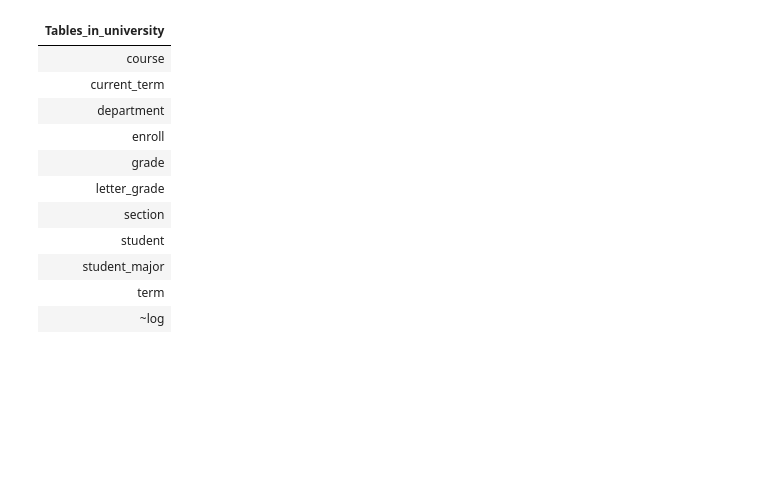
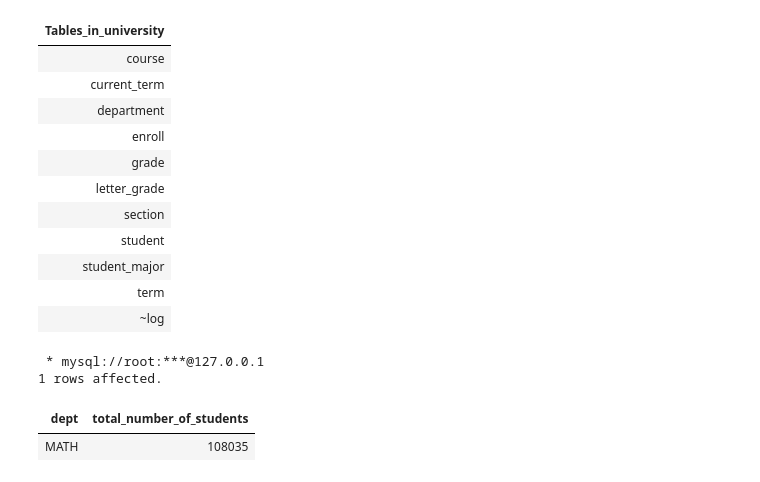
Before and after one commit to JasmineMadi/datajoint-tutorials, a Jupyter notebook: db-course/Assignment7.ipynb, the cells around one changed output. Cells and saved outputs as stored; diff of their text form; code cells hidden in the pictures; blank space fills up the shorter version.

```diff
--- a/db-course/Assignment7.ipynb
+++ b/db-course/Assignment7.ipynb
@@ -297,3 +297,12 @@ show tables
 | student_major |
 | term |
 | ~log |
+# %%
+%%sql
+SELECT dept,sum(student_id) as total_number_of_students from student natural join enroll
+where dept='MATH'
+# %% [output]
+ * mysql://root:***@127.0.0.1
+1 rows affected.
+| dept | total_number_of_students |
+| MATH | 108035 |
```
Also changed, not shown: parts of 3 cells of this notebook.
